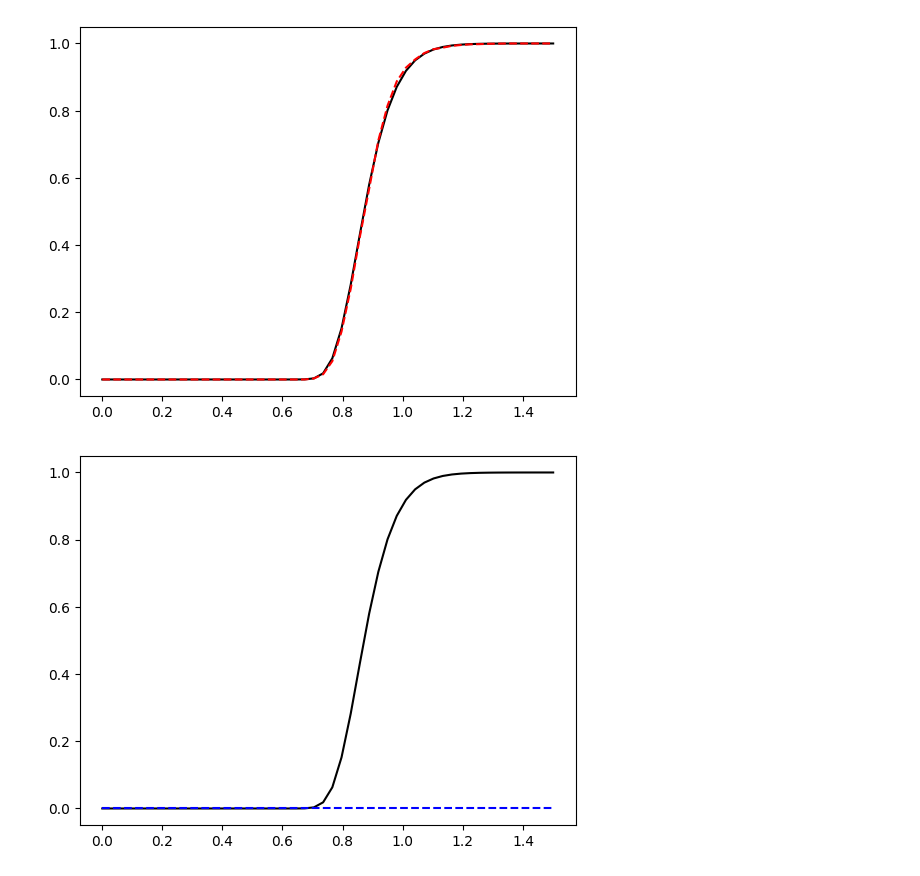
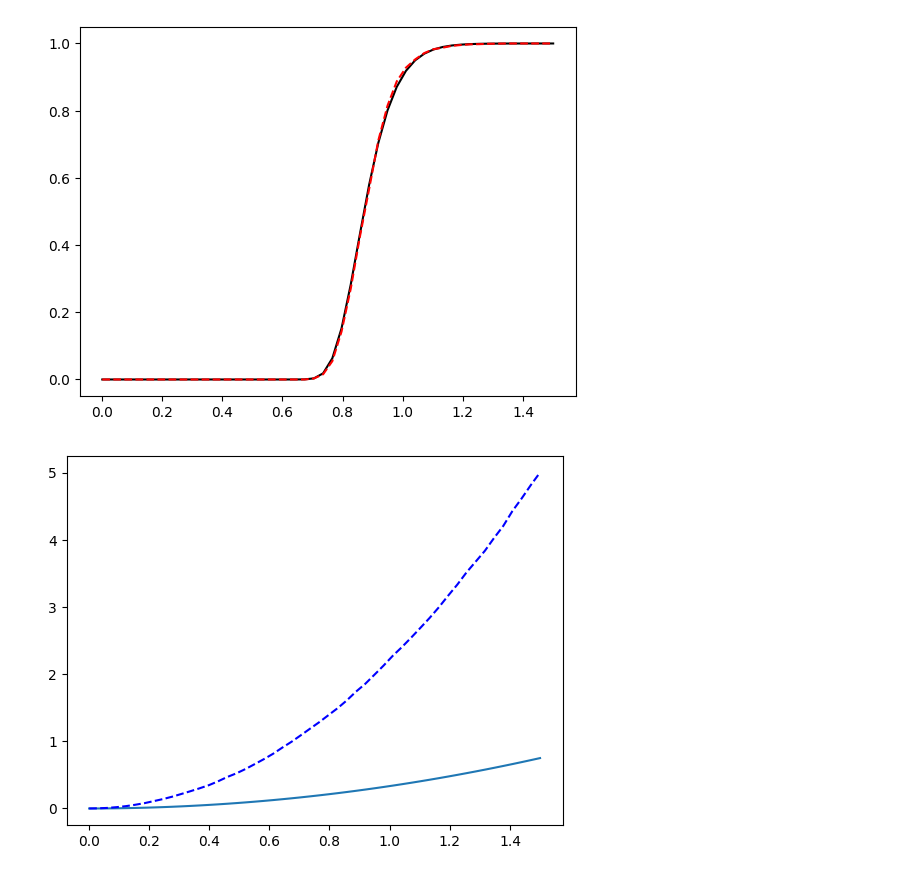
Before and after one commit to speers26/Linear-Waves-and-Base-Shear-Estimation-, a Jupyter notebook: crest_dist_est.ipynb, the cells around one changed output. Drawn from its saved outputs; the diff is of its cells as text; code cells hidden in the pictures.

```diff
--- a/crest_dist_est.ipynb
+++ b/crest_dist_est.ipynb
@@ -83,7 +83,7 @@ k = waves_per_state
 
 f_0 = wave.rayleigh_pdf(C_unif * hs, hs)
 f_prime = np.exp(-8*C_unif**2/hs**2) * (16/hs**2 - (16*C_unif/hs**2)**2)
-f = k * f_0**(k-1) * f_prime
+f = C_unif/(1.5**2) # k * f_0**(k-1) * f_prime
 
 g = 1./(g_u - g_l)
 fog = f/g
@@ -93,8 +93,9 @@ for i_c, c in enumerate(CoH):
     imp_s[i_c] = sum((CoH_unif< c)*(fog))/sum(fog)
 # %%
 plt.figure()
-plt.plot(CoH, wave.rayleigh_cdf(hs*CoH, hs)**waves_per_state, '-k')
+#plt.plot(CoH, wave.rayleigh_cdf(hs*CoH, hs)**waves_per_state, '-k')
+plt.plot(CoH, (CoH**2)/3)
 plt.plot(CoH, imp_s, '--b')
 plt.show()
 # %% [output]
-[figure, old version]
+[figure, new version]
```
